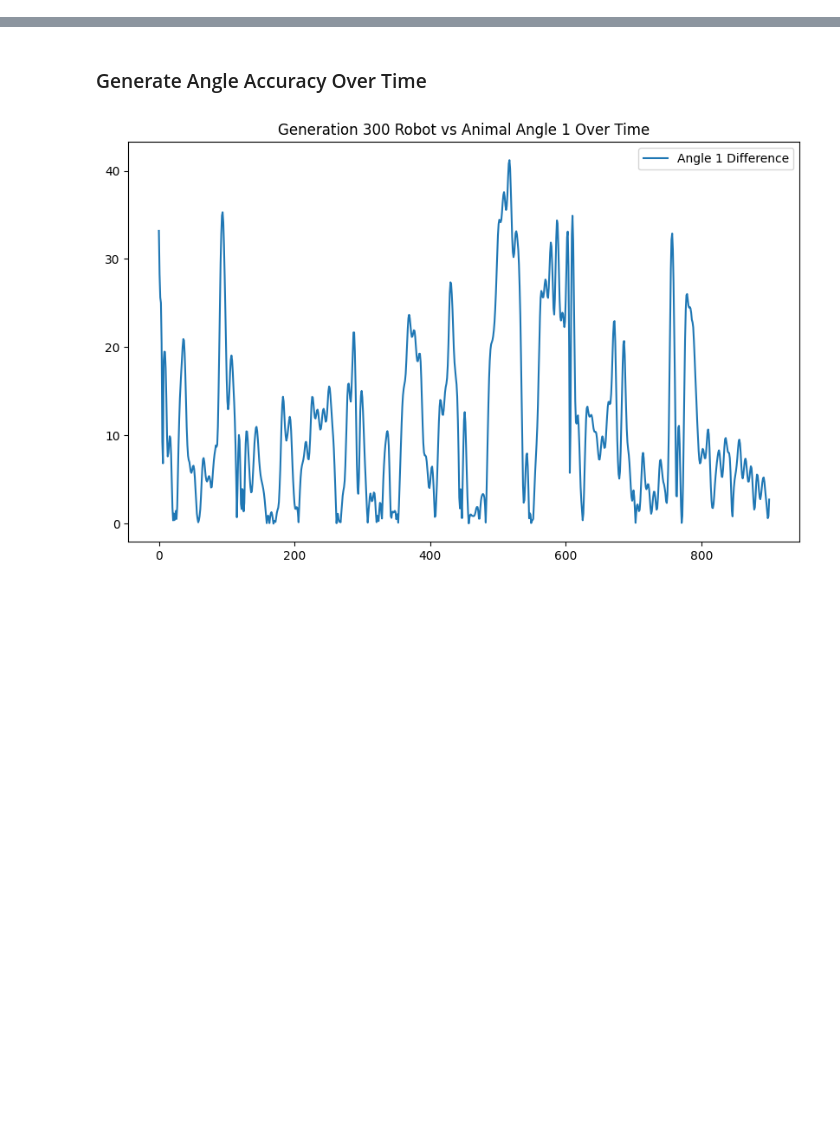
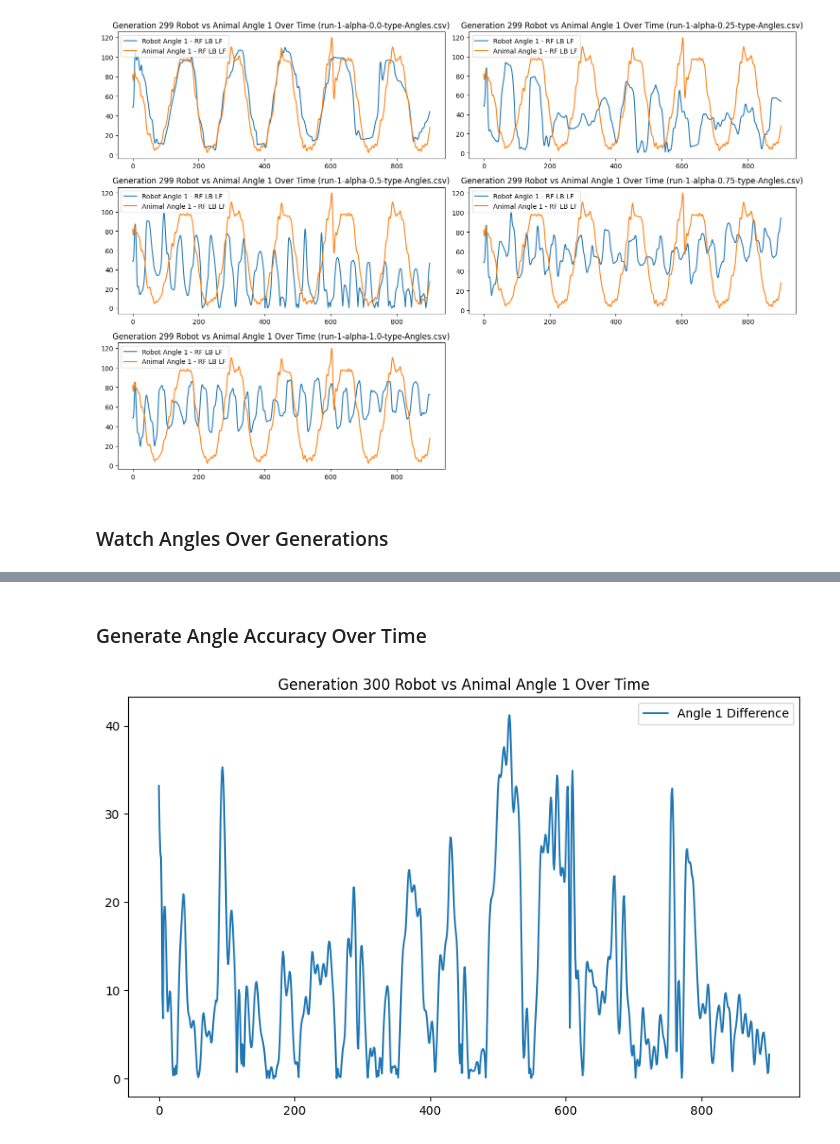
Before and after one commit to EmilChoparinov/EVOC-Research, a Jupyter notebook: notebooks/graphics.ipynb, the cells around one changed output, grey strips where cells are left out. Saved outputs shown, nothing was run; the diff lists cells and outputs as text; code cells hidden in the pictures; blank space fills up the shorter version.

```diff
--- a/notebooks/graphics.ipynb
+++ b/notebooks/graphics.ipynb
@@ -59 +142,60 @@ ax.legend()
+# %%
+from IPython.display import clear_output
+
+def gen():
+    select_plot = for_angles
+
+    name, dataset = plots[select_plot]
+
+    # Before continuing, we need to generate the angle data for the animal dataset.
+    # We do it here to save compute. Don't move it into the loop
+    # Generate angle data for animal
+    animal["angle1"] = animal.apply(lambda r:
+                                    calculate_angle(
+                                        r["right_front"],
+                                        r["left_hind"],
+                                        r["left_front"]
+                                    ), axis=1)
+
+
+    animal["angle2"] = animal.apply(lambda r:
+                                    calculate_angle(
+                                        r["left_front"],
+                                        r["right_hind"],
+                                        r["right_front"]
+                                    ), axis=1)
+
+    fix, ax = plt.subplots(3, 2, figsize=(15,10))
+
+    ax = ax.ravel()
+    ax[5].axis('off') # We only have 5 plots, so we dont need a 6th rendered
+    ax_i = 0
+
+    for meta, df in dataset:
+        target_gen = df['generation'].max()
+        # Only compute angles for the target generation requested
+        df_target = df.query(f"generation == {target_gen - 1}")
+
+        angle1 = df_target.apply(lambda r: calculate_angle(
+            r["right_front"], r["left_hind"], r["left_front"]), axis=1)
+
+        # Required for how matplotlib plots
+        _animal = animal.iloc[:len(df_target)]
+        t_axis = np.arange(len(df_target))
+
+        ax[ax_i].set_title(f"Generation {target_gen} Robot vs Animal Angle 1 Over Time ({meta.alpha_name})")
+        ax[ax_i].plot(t_axis, angle1, label="Robot Angle 1 - RF LB LF")
+        ax[ax_i].plot(t_axis, _animal["angle1"], label="Animal Angle 1 - RF LB LF")
+        ax[ax_i].legend()
+
+        ax_i += 1
+
+    plt.tight_layout()
+    return plt
+
+gen().show()
+# %% [output]
+[figure, added]
+# %% [markdown]
+### Watch Angles Over Generations
 # %%
```
Also changed, not shown: parts of 12 cells of this notebook, 4 other files.
